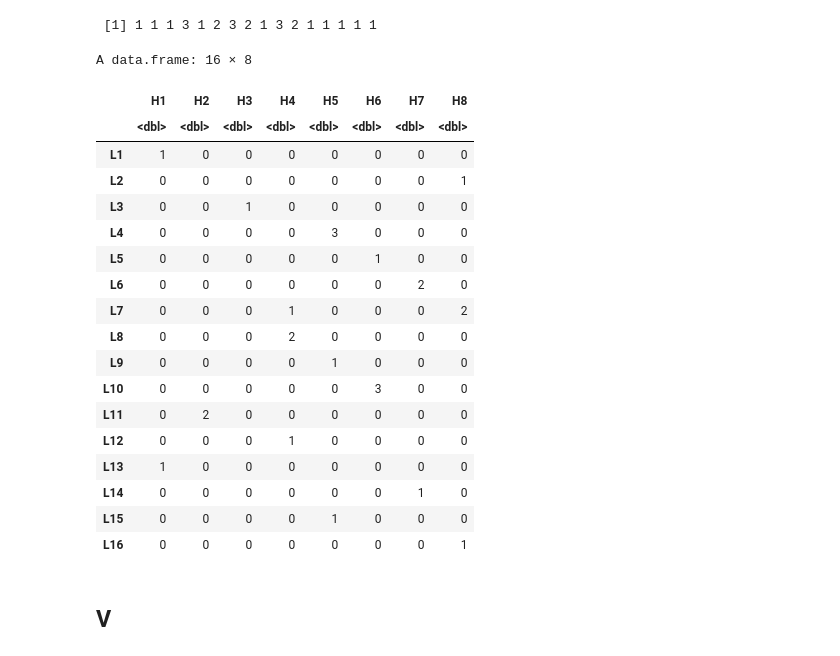
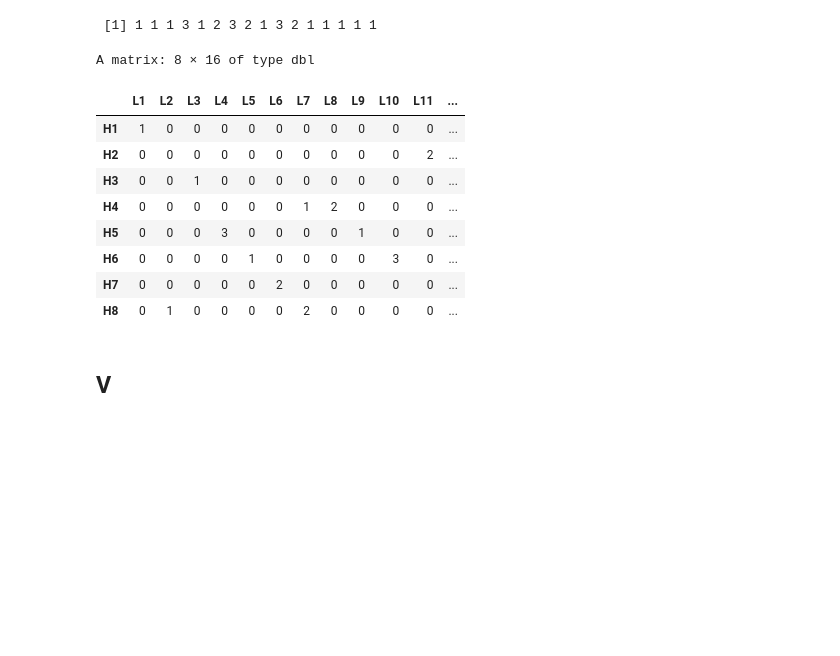
Before and after one commit to ludwigHoon/BPTNW, a Jupyter notebook: Bipartite Network Modelling for Measles Hotspot Detection.ipynb, the cells around one changed output. Cells and saved outputs as stored; diff of their text form; code cells hidden in the pictures; blank space fills up the shorter version.

```diff
--- a/Bipartite Network Modelling for Measles Hotspot Detection.ipynb
+++ b/Bipartite Network Modelling for Measles Hotspot Detection.ipynb
@@ -365,28 +395,19 @@ FH
 # %% [output]
  [1] 1 1 1 3 1 2 3 2 1 3 2 1 1 1 1 1
 # %%
-FHM <- generateFL(locationMarker, humanM, 'h', FALSE)
+FHM <- t(generateFL(locationMarker, humanM, 'h', FALSE))
 FHM
 # %% [output]
-A data.frame: 16 × 8
+A matrix: 8 × 16 of type dbl
-|  | H1 | H2 | H3 | H4 | H5 | H6 | H7 | H8 |
-|  | <dbl> | <dbl> | <dbl> | <dbl> | <dbl> | <dbl> | <dbl> | <dbl> |
-| L1 | 1 | 0 | 0 | 0 | 0 | 0 | 0 | 0 |
-| L2 | 0 | 0 | 0 | 0 | 0 | 0 | 0 | 1 |
-| L3 | 0 | 0 | 1 | 0 | 0 | 0 | 0 | 0 |
-| L4 | 0 | 0 | 0 | 0 | 3 | 0 | 0 | 0 |
-| L5 | 0 | 0 | 0 | 0 | 0 | 1 | 0 | 0 |
-| L6 | 0 | 0 | 0 | 0 | 0 | 0 | 2 | 0 |
-| L7 | 0 | 0 | 0 | 1 | 0 | 0 | 0 | 2 |
-| L8 | 0 | 0 | 0 | 2 | 0 | 0 | 0 | 0 |
-| L9 | 0 | 0 | 0 | 0 | 1 | 0 | 0 | 0 |
-| L10 | 0 | 0 | 0 | 0 | 0 | 3 | 0 | 0 |
-| L11 | 0 | 2 | 0 | 0 | 0 | 0 | 0 | 0 |
-| L12 | 0 | 0 | 0 | 1 | 0 | 0 | 0 | 0 |
-| L13 | 1 | 0 | 0 | 0 | 0 | 0 | 0 | 0 |
-| L14 | 0 | 0 | 0 | 0 | 0 | 0 | 1 | 0 |
-| L15 | 0 | 0 | 0 | 0 | 1 | 0 | 0 | 0 |
-| L16 | 0 | 0 | 0 | 0 | 0 | 0 | 0 | 1 |
+|  | L1 | L2 | L3 | L4 | L5 | L6 | L7 | L8 | L9 | L10 | L11 | ... |
+| H1 | 1 | 0 | 0 | 0 | 0 | 0 | 0 | 0 | 0 | 0 | 0 | ... |
+| H2 | 0 | 0 | 0 | 0 | 0 | 0 | 0 | 0 | 0 | 0 | 2 | ... |
+| H3 | 0 | 0 | 1 | 0 | 0 | 0 | 0 | 0 | 0 | 0 | 0 | ... |
+| H4 | 0 | 0 | 0 | 0 | 0 | 0 | 1 | 2 | 0 | 0 | 0 | ... |
+| H5 | 0 | 0 | 0 | 3 | 0 | 0 | 0 | 0 | 1 | 0 | 0 | ... |
+| H6 | 0 | 0 | 0 | 0 | 1 | 0 | 0 | 0 | 0 | 3 | 0 | ... |
+| H7 | 0 | 0 | 0 | 0 | 0 | 2 | 0 | 0 | 0 | 0 | 0 | ... |
+| H8 | 0 | 1 | 0 | 0 | 0 | 0 | 2 | 0 | 0 | 0 | 0 | ... |
 # %% [markdown]
 ## V
 # %%
```
Also changed, not shown: parts of 15 cells of this notebook, 2 other files.
